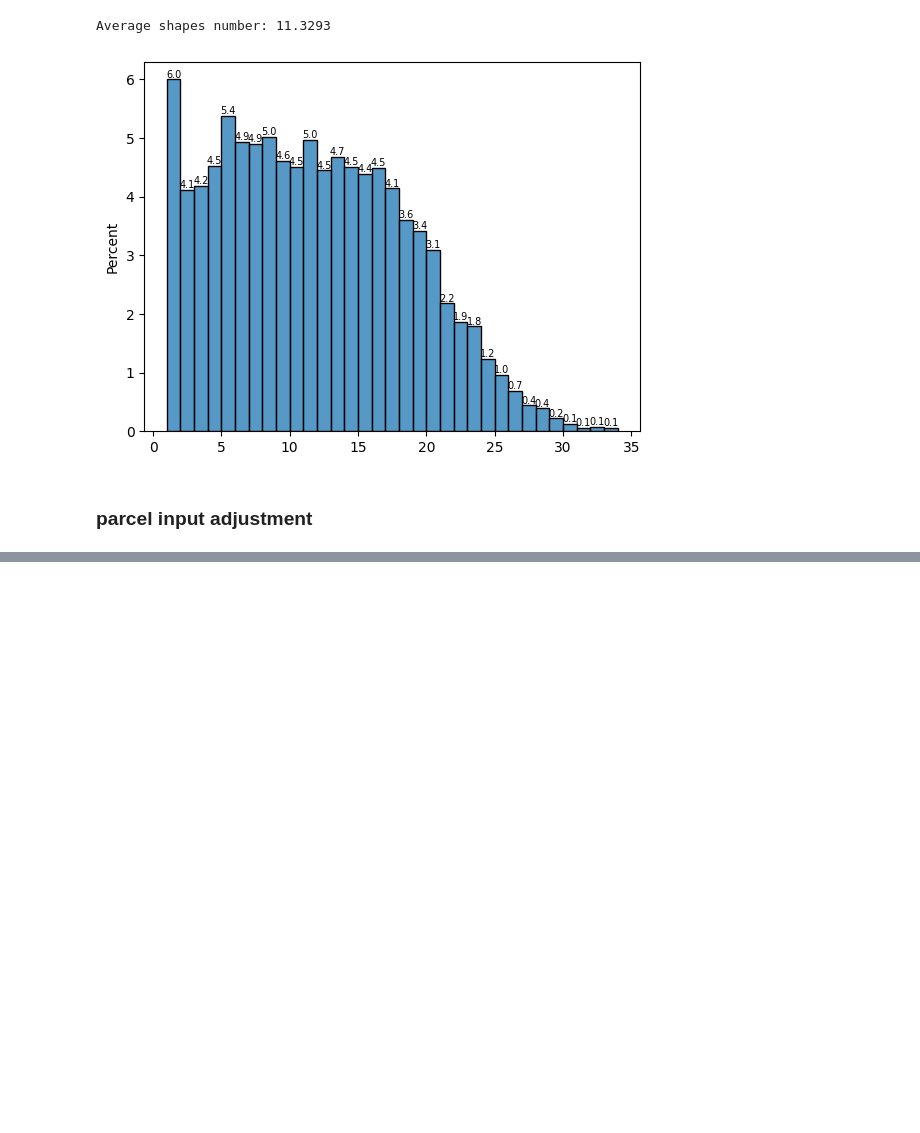
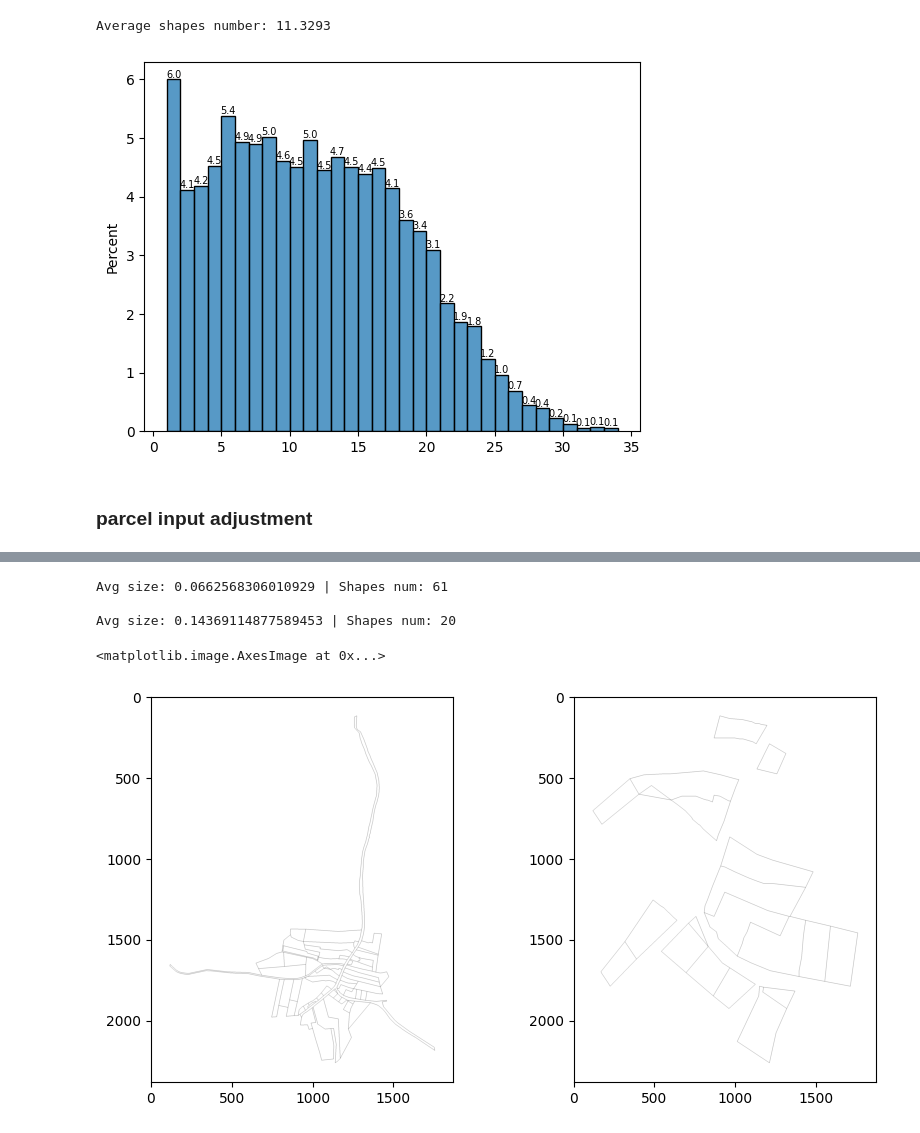
Before and after one commit to fzzyfoxx/resume, a Jupyter notebook: maps_vectorization/RPN_optimization.ipynb, the cells around one changed output, grey strips where cells are left out. Cells and saved outputs as stored; diff of their text form; code cells hidden in the pictures; blank space fills up the shorter version.

```diff
--- a/maps_vectorization/RPN_optimization.ipynb
+++ b/maps_vectorization/RPN_optimization.ipynb
@@ -754,0 +861,21 @@ array([0.24587133, 0.24580378])
+# %%
+#shapes, img_size, padding = next(ig)[0].values()
+bbox_sizes = relative_input_bbox_sizes(shapes, img_size)
+print(f'Avg size: {np.mean(bbox_sizes)} | Shapes num: {len(bbox_sizes)}')
+
+rescaled_shapes = cropping_shape_input(shapes, img_size, padding, target_mean_size, min_shapes_num=20, adjust_extending=False)
+
+bbox_sizes = relative_input_bbox_sizes(rescaled_shapes, img_size)
+print(f'\nAvg size: {np.mean(bbox_sizes)} | Shapes num: {len(bbox_sizes)}')
+
+img = draw_background_parcels(shapes, img_size, fill=False)
+rescaled_img = draw_background_parcels(rescaled_shapes, img_size, fill=False)
+fig, ax = plt.subplots(1,2, figsize=(10,5))
+ax[0].imshow(img, cmap='gray')
+ax[1].imshow(rescaled_img, cmap='gray')
+# %% [output]
+Avg size: 0.0662568306010929 | Shapes num: 61
+
+Avg size: 0.14369114877589453 | Shapes num: 20
+<matplotlib.image.AxesImage at 0x...>
+[figure, added]
```
Also changed, not shown: parts of 22 cells of this notebook.
